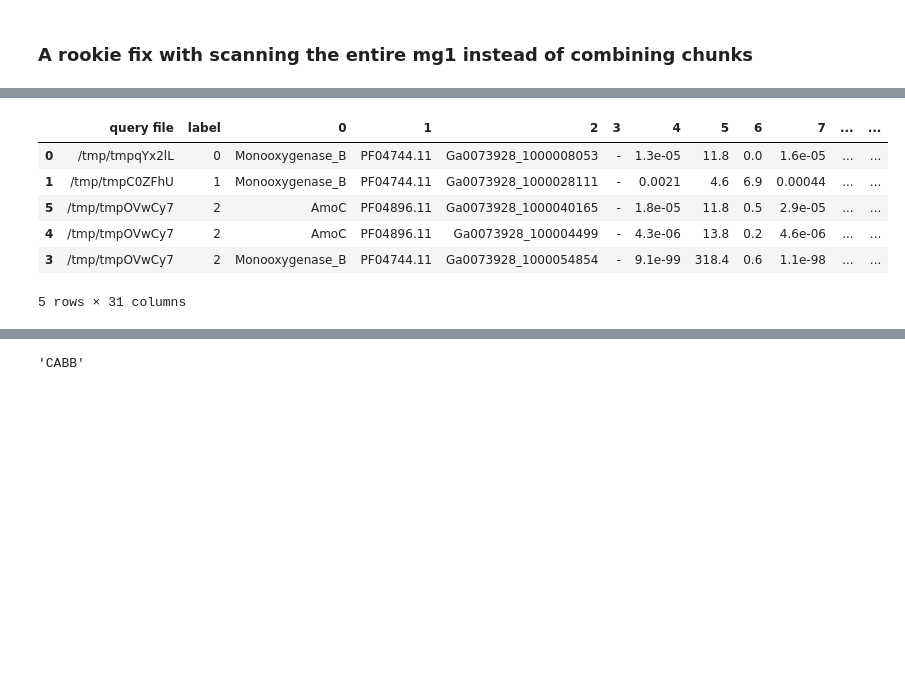
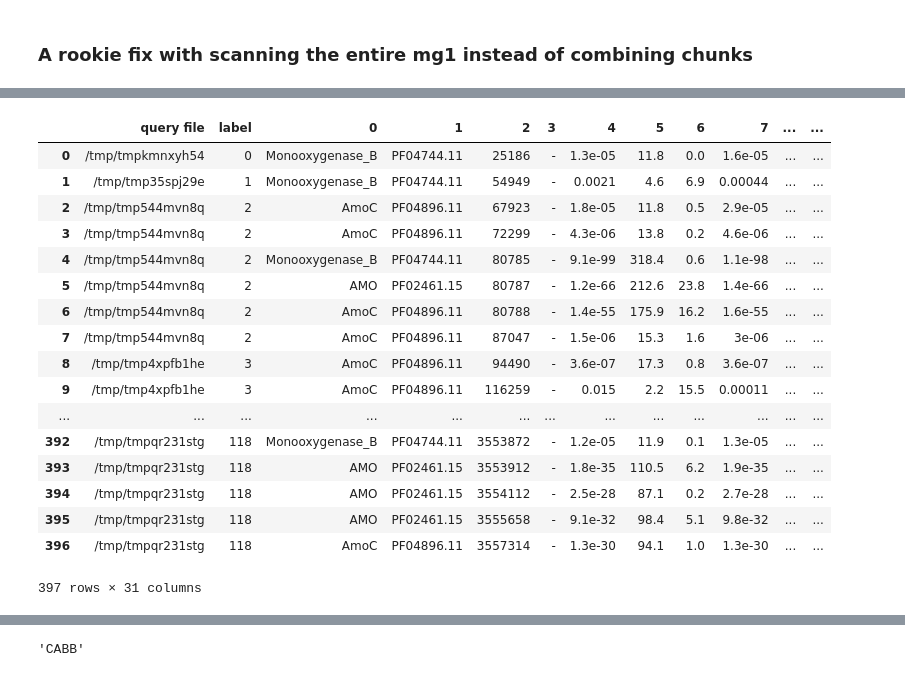
Before and after one commit to nyirock/operon_finder, a Jupyter notebook: gen_func_file_parsing/fasta_iterator.ipynb, the cells around one changed output, grey strips where cells are left out. Cells and saved outputs as stored; diff of their text form; code cells hidden in the pictures; blank space fills up the shorter version.

```diff
--- a/gen_func_file_parsing/fasta_iterator.ipynb
+++ b/gen_func_file_parsing/fasta_iterator.ipynb
@@ -943,6 +1051,15 @@ def extractFeatures(ids):
     return pd.DataFrame(features)
 
 def extractFeatures2(ids):#putting in a seq object instead of string
+    features=[]
+    pos=0
+    for record in SeqIO.parse(filename,"fasta"):
+        pos+=1
+        if record.name in ids:
+            features.append({'qid':record.id, 'position':pos, 'descr':record.description, 'seq':record})
+    return pd.DataFrame(features)
+
+def extractFeatures3(ids):#putting in a seq object instead of string
     features=[]
     pos=0
     for record in SeqIO.parse(filename,"fasta"):
@@ -983,7 +1100,7 @@ def operonCount2(lst, pos):
     state=False
     position=0
 
-    for i in xrange(len(lst)):
+    for i in range(len(lst)):
         if lst[i]:
             newState=True
             #position=pos[i]
@@ -998,8 +1115,3 @@ def operonCount2(lst, pos):
         else:
             state=False
     return lst
-# %%
-names=df_scramb[2].tolist()
-df_scramb=df_scramb.merge(extractFeatures2(names), left_on=2, right_on='qid', suffixes=('',''))
-df_scramb.sort_values('position', inplace=True)
-df_scramb.head()
@@ -1013,0 +1139,13 @@ df_scramb.head()
+# %%
+def extractFeatures4(positions, generator):#putting in a seq object instead of string
+    #file_iter = SeqIO.parse(open(filename),"fasta")#m.rosea
+    offset=0
+    features=[]
+    #entries=list()
+    for i in range(len(positions)):
+        position=names[i]-offset
+        offset=names[i]
+        record=next(islice(generator, position-1,position))
+
+        features.append({'qid':record.id, 'position':positions[i], 'descr':record.description, 'seq':record})
+    return pd.DataFrame(features)
@@ -1013,0 +1201,8 @@ df_scramb.head()
+# %%
+file_iter = SeqIO.parse(open(filename),"fasta")
+names=df_scramb[2].tolist()
+df_scramb=df_scramb.merge(extractFeatures4(names, file_iter), left_on=2, how='inner', right_on='position', suffixes=('',''))
+#merging on index to fix dataframe duplication when ids are duplicated
+#df_scramb=df_scramb.merge(extractFeatures2(names), left_index=True, how='inner', right_index=True, suffixes=('',''))
+df_scramb.sort_values('position', inplace=True)
+df_scramb
@@ -1014,36 +1228,47 @@ df_scramb.head()
 # %%
 import numpy as np
 max_distance=3
 min_operon_size=2
 
 #df_scramb.sort_values('position')
 model2type={'AmoC': 'C', 'AMO': 'A', 'Monooxygenase_B': 'B'}
 
 
 
 l=df_scramb['position'].tolist()
 
 df_scramb['diff1']=abs((np.array(l)-np.array([0] + l[:-1])))#shift to left
 df_scramb['diff2']=abs(np.array(l)-np.array(l[1:]+[0]))#shift to right
 #df[(df['diff1'] <= 2) | (df['diff2'] <= 2)]
 
 df_scramb['is_operon']=df_scramb[['diff1', 'diff2']].apply(lambda x: x < max_distance).apply(is_operon, axis=1)
 
 df_scramb['rel_coordinates']=df_scramb[['diff1', 'diff2']].apply(rel_coordinates, axis=1)
 
 #df_scramb['operon_count']=operonCount(df_scramb['is_operon'].tolist(), df_scramb['position'].tolist())
 df_scramb['operon_count']=operonCount2(df_scramb['is_operon'].tolist(), df_scramb['position'].tolist())
 
 df_scramb['type']=df_scramb[0].apply(lambda x: model2type[x])
-df_scramb.head()
+df_scramb
 # %% [output]
 |  | query file | label | 0 | 1 | 2 | 3 | 4 | 5 | 6 | 7 | ... | ... |
-| 0 | /tmp/tmpqYx2lL | 0 | Monooxygenase_B | PF04744.11 | Ga0073928_1000008053 | - | 1.3e-05 | 11.8 | 0.0 | 1.6e-05 | ... | ... |
-| 1 | /tmp/tmpC0ZFhU | 1 | Monooxygenase_B | PF04744.11 | Ga0073928_1000028111 | - | 0.0021 | 4.6 | 6.9 | 0.00044 | ... | ... |
-| 5 | /tmp/tmpOVwCy7 | 2 | AmoC | PF04896.11 | Ga0073928_1000040165 | - | 1.8e-05 | 11.8 | 0.5 | 2.9e-05 | ... | ... |
-| 4 | /tmp/tmpOVwCy7 | 2 | AmoC | PF04896.11 | Ga0073928_100004499 | - | 4.3e-06 | 13.8 | 0.2 | 4.6e-06 | ... | ... |
-| 3 | /tmp/tmpOVwCy7 | 2 | Monooxygenase_B | PF04744.11 | Ga0073928_1000054854 | - | 9.1e-99 | 318.4 | 0.6 | 1.1e-98 | ... | ... |
+| 0 | /tmp/tmpkmnxyh54 | 0 | Monooxygenase_B | PF04744.11 | 25186 | - | 1.3e-05 | 11.8 | 0.0 | 1.6e-05 | ... | ... |
+| 1 | /tmp/tmp35spj29e | 1 | Monooxygenase_B | PF04744.11 | 54949 | - | 0.0021 | 4.6 | 6.9 | 0.00044 | ... | ... |
+| 2 | /tmp/tmp544mvn8q | 2 | AmoC | PF04896.11 | 67923 | - | 1.8e-05 | 11.8 | 0.5 | 2.9e-05 | ... | ... |
+| 3 | /tmp/tmp544mvn8q | 2 | AmoC | PF04896.11 | 72299 | - | 4.3e-06 | 13.8 | 0.2 | 4.6e-06 | ... | ... |
+| 4 | /tmp/tmp544mvn8q | 2 | Monooxygenase_B | PF04744.11 | 80785 | - | 9.1e-99 | 318.4 | 0.6 | 1.1e-98 | ... | ... |
+| 5 | /tmp/tmp544mvn8q | 2 | AMO | PF02461.15 | 80787 | - | 1.2e-66 | 212.6 | 23.8 | 1.4e-66 | ... | ... |
+| 6 | /tmp/tmp544mvn8q | 2 | AmoC | PF04896.11 | 80788 | - | 1.4e-55 | 175.9 | 16.2 | 1.6e-55 | ... | ... |
+| 7 | /tmp/tmp544mvn8q | 2 | AmoC | PF04896.11 | 87047 | - | 1.5e-06 | 15.3 | 1.6 | 3e-06 | ... | ... |
+| 8 | /tmp/tmp4xpfb1he | 3 | AmoC | PF04896.11 | 94490 | - | 3.6e-07 | 17.3 | 0.8 | 3.6e-07 | ... | ... |
+| 9 | /tmp/tmp4xpfb1he | 3 | AmoC | PF04896.11 | 116259 | - | 0.015 | 2.2 | 15.5 | 0.00011 | ... | ... |
+| ... | ... | ... | ... | ... | ... | ... | ... | ... | ... | ... | ... | ... |
+| 392 | /tmp/tmpqr231stg | 118 | Monooxygenase_B | PF04744.11 | 3553872 | - | 1.2e-05 | 11.9 | 0.1 | 1.3e-05 | ... | ... |
+| 393 | /tmp/tmpqr231stg | 118 | AMO | PF02461.15 | 3553912 | - | 1.8e-35 | 110.5 | 6.2 | 1.9e-35 | ... | ... |
+| 394 | /tmp/tmpqr231stg | 118 | AMO | PF02461.15 | 3554112 | - | 2.5e-28 | 87.1 | 0.2 | 2.7e-28 | ... | ... |
+| 395 | /tmp/tmpqr231stg | 118 | AMO | PF02461.15 | 3555658 | - | 9.1e-32 | 98.4 | 5.1 | 9.8e-32 | ... | ... |
+| 396 | /tmp/tmpqr231stg | 118 | AmoC | PF04896.11 | 3557314 | - | 1.3e-30 | 94.1 | 1.0 | 1.3e-30 | ... | ... |
-5 rows × 31 columns
+397 rows × 31 columns
 # %%
 operons=list()
 output=pd.DataFrame()
```
Also changed, not shown: parts of 49 cells of this notebook, 3 other files.
